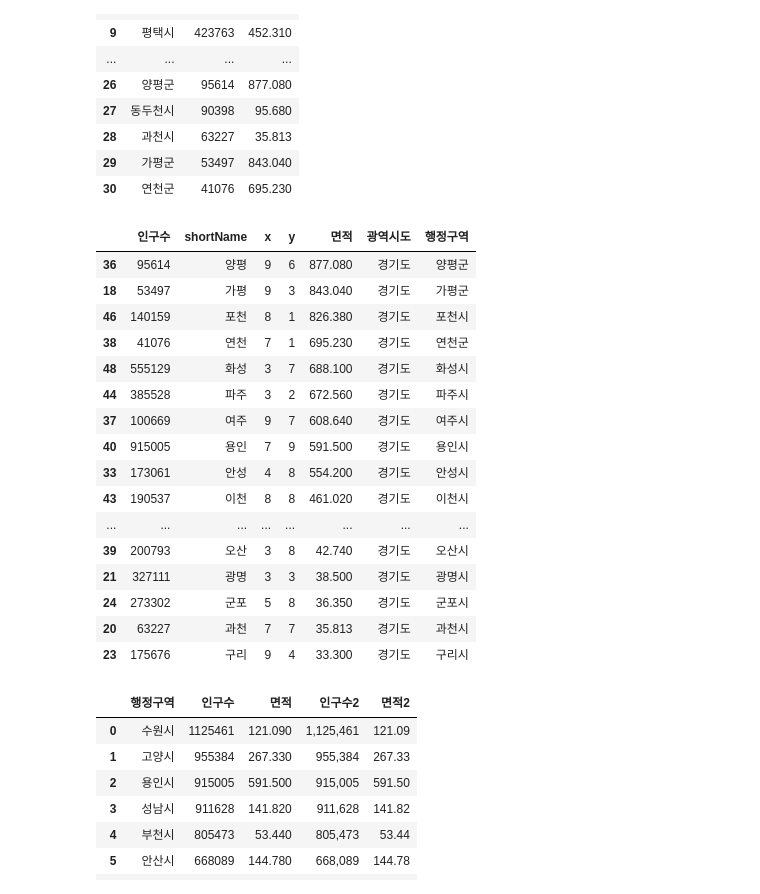
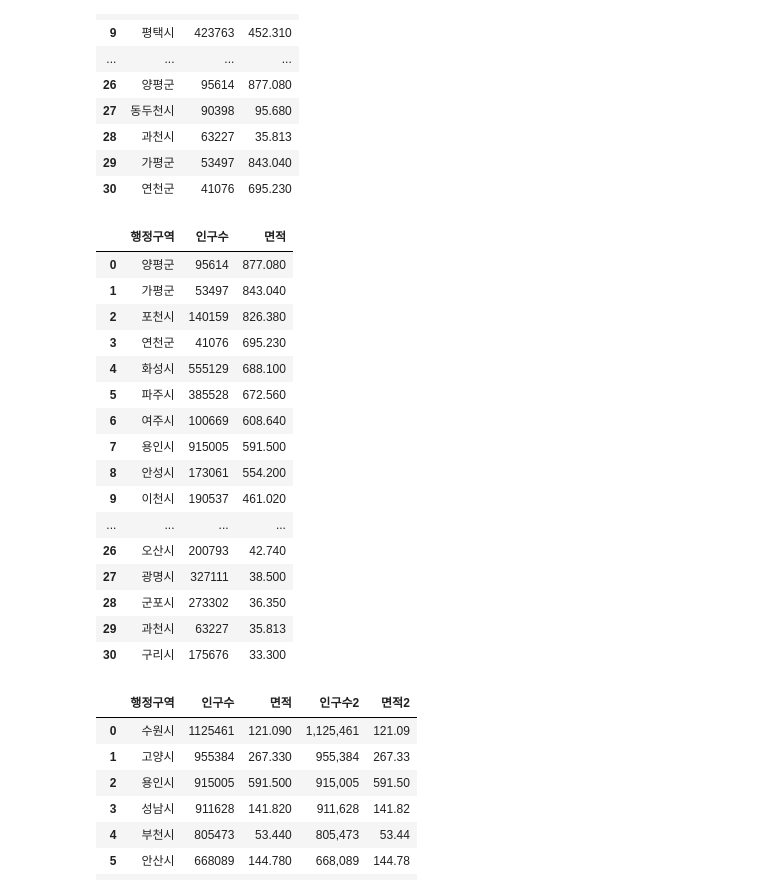
Before and after one commit to daylily320/Python_WebScraping_DataAnalysis, a Jupyter notebook: 03.행정구역정보_분석과시각화.ipynb, the cells around one changed output. Drawn from its saved outputs; the diff is of its cells as text; code cells hidden in the pictures.

```diff
--- a/03.행정구역정보_분석과시각화.ipynb
+++ b/03.행정구역정보_분석과시각화.ipynb
@@ -376,24 +376,25 @@ gy_df
 | 30 | 연천군 | 41076 | 695.230 |
 # %%
 # data['행정구역'] == '경기도' 의 ['행정구역','인구수','면적']  컬럼의 데이터를 면적을 descending 순서대로 출력하기
+data.loc[data['광역시도'] == '경기도', ['행정구역','인구수','면적']].sort_values('면적', ascending=False).reset_index(drop=True)
 # %% [output]
-|  | 인구수 | shortName | x | y | 면적 | 광역시도 | 행정구역 |
-| 36 | 95614 | 양평 | 9 | 6 | 877.080 | 경기도 | 양평군 |
-| 18 | 53497 | 가평 | 9 | 3 | 843.040 | 경기도 | 가평군 |
-| 46 | 140159 | 포천 | 8 | 1 | 826.380 | 경기도 | 포천시 |
-| 38 | 41076 | 연천 | 7 | 1 | 695.230 | 경기도 | 연천군 |
-| 48 | 555129 | 화성 | 3 | 7 | 688.100 | 경기도 | 화성시 |
-| 44 | 385528 | 파주 | 3 | 2 | 672.560 | 경기도 | 파주시 |
-| 37 | 100669 | 여주 | 9 | 7 | 608.640 | 경기도 | 여주시 |
-| 40 | 915005 | 용인 | 7 | 9 | 591.500 | 경기도 | 용인시 |
-| 33 | 173061 | 안성 | 4 | 8 | 554.200 | 경기도 | 안성시 |
-| 43 | 190537 | 이천 | 8 | 8 | 461.020 | 경기도 | 이천시 |
-| ... | ... | ... | ... | ... | ... | ... | ... |
-| 39 | 200793 | 오산 | 3 | 8 | 42.740 | 경기도 | 오산시 |
-| 21 | 327111 | 광명 | 3 | 3 | 38.500 | 경기도 | 광명시 |
-| 24 | 273302 | 군포 | 5 | 8 | 36.350 | 경기도 | 군포시 |
-| 20 | 63227 | 과천 | 7 | 7 | 35.813 | 경기도 | 과천시 |
-| 23 | 175676 | 구리 | 9 | 4 | 33.300 | 경기도 | 구리시 |
+|  | 행정구역 | 인구수 | 면적 |
+| 0 | 양평군 | 95614 | 877.080 |
+| 1 | 가평군 | 53497 | 843.040 |
+| 2 | 포천시 | 140159 | 826.380 |
+| 3 | 연천군 | 41076 | 695.230 |
+| 4 | 화성시 | 555129 | 688.100 |
+| 5 | 파주시 | 385528 | 672.560 |
+| 6 | 여주시 | 100669 | 608.640 |
+| 7 | 용인시 | 915005 | 591.500 |
+| 8 | 안성시 | 173061 | 554.200 |
+| 9 | 이천시 | 190537 | 461.020 |
+| ... | ... | ... | ... |
+| 26 | 오산시 | 200793 | 42.740 |
+| 27 | 광명시 | 327111 | 38.500 |
+| 28 | 군포시 | 273302 | 36.350 |
+| 29 | 과천시 | 63227 | 35.813 |
+| 30 | 구리시 | 175676 | 33.300 |
 # %%
 #경기도에 속한 행정구역명, 인구수, 면적 선택하기 인구수를 descending 순서대로 출력하고 index reset 하여 gy_df 라는 변수에 저장하기
 #data.loc[row , col]
```
